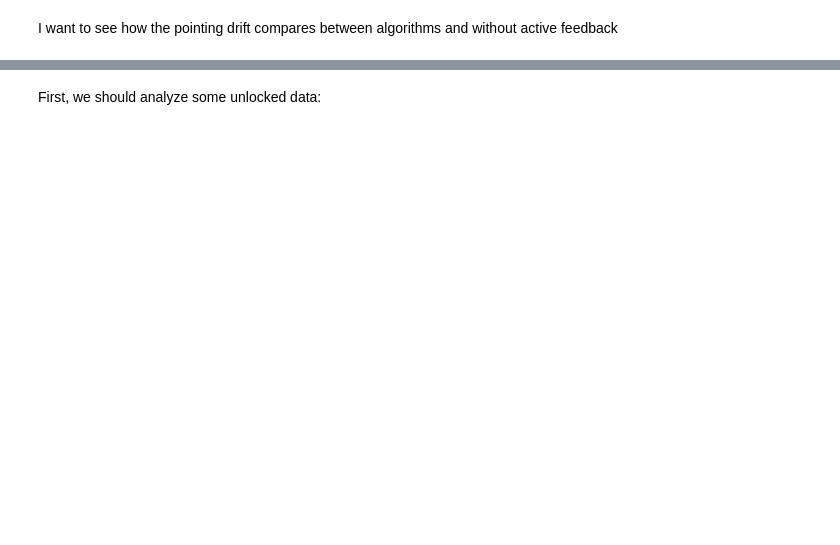
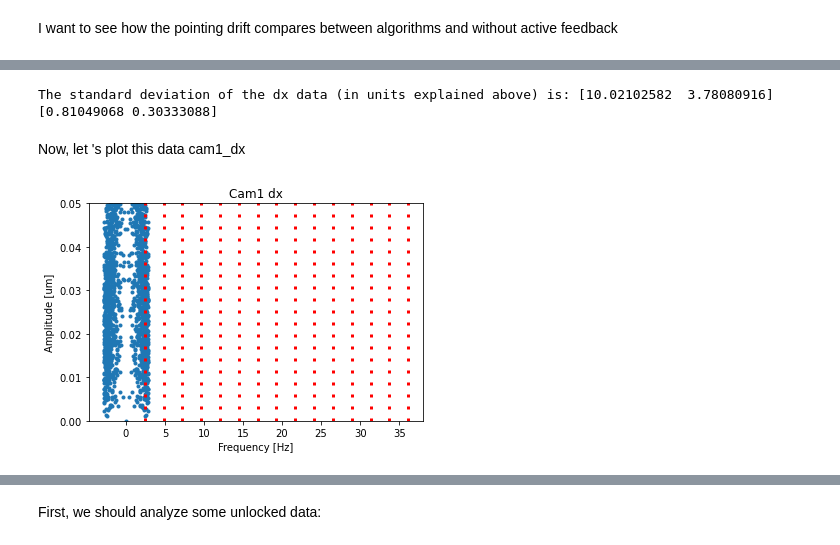
Before and after one commit to aglinn/LaserPointLock, a Jupyter notebook: Characterizing PointLock Algorithms.ipynb, the cells around one changed output, grey strips where cells are left out. Cells and saved outputs as stored; diff of their text form; code cells hidden in the pictures; blank space fills up the shorter version.

```diff
--- a/Characterizing PointLock Algorithms.ipynb
+++ b/Characterizing PointLock Algorithms.ipynb
@@ -7,0 +157,34 @@ from Packages.UpdateManager import UpdateManager
+# %%
+print("The standard deviation of the dx data (in units explained above) is:", np.std(dx1,axis=0),np.std(dx2,axis=0) )
+# %% [output]
+The standard deviation of the dx data (in units explained above) is: [10.02102582  3.78080916] [0.81049068 0.30333088]
+# %%
+FrequencyData = manager_unlock.frequency_data
+# %%
+Frequency_Domain = manager_unlock.frequency_domain
+for i in range(2):
+    FrequencyData[i] = FrequencyData[i] / (manager_unlock.t1[-1] - manager_unlock.t1[0])  # Convert to Units of [dx]
+for i in range(2):
+    FrequencyData[i + 2] = FrequencyData[i + 2] / (
+                manager_unlock.t2[-1] - manager_unlock.t2[0])  # Convert to Units of [dx]
+# %% [markdown]
+Now, let
+'s plot this data
+cam1_dx
+# %%
+fig, ax = plt.subplots()
+plt.plot(Frequency_Domain[0], np.abs(FrequencyData[0]), ".")
+plt.xlabel("Frequency [Hz]")
+plt.ylabel("Amplitude [um]")
+plt.title("Cam1 dx")
+n = np.arange(15)+1
+Nu_0 = 2.41
+#Nu_0=1.4
+Harmonics = Nu_0*n
+for harmonic in Harmonics:
+    plt.plot([harmonic, harmonic],[0,FrequencyData[0].max()], 'r',ls=(0,(1,3)),linewidth=3)
+plt.ylim(0, 0.05)
+#plt.xlim(0,40)
+plt.savefig("cam_1_dx", box='tight')
+# %% [output]
+[figure, added]
```
Also changed, not shown: parts of 39 cells of this notebook, 5 other files.
